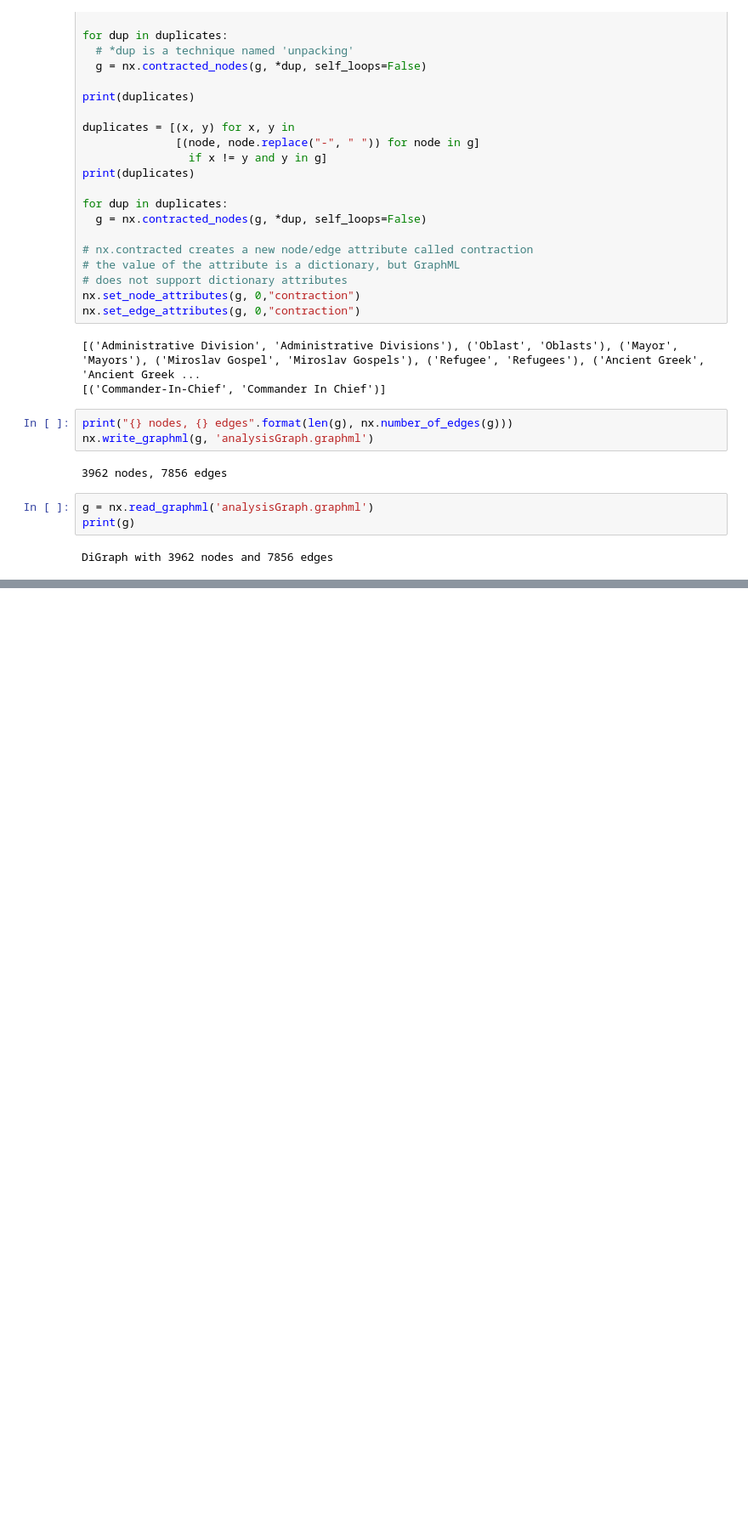
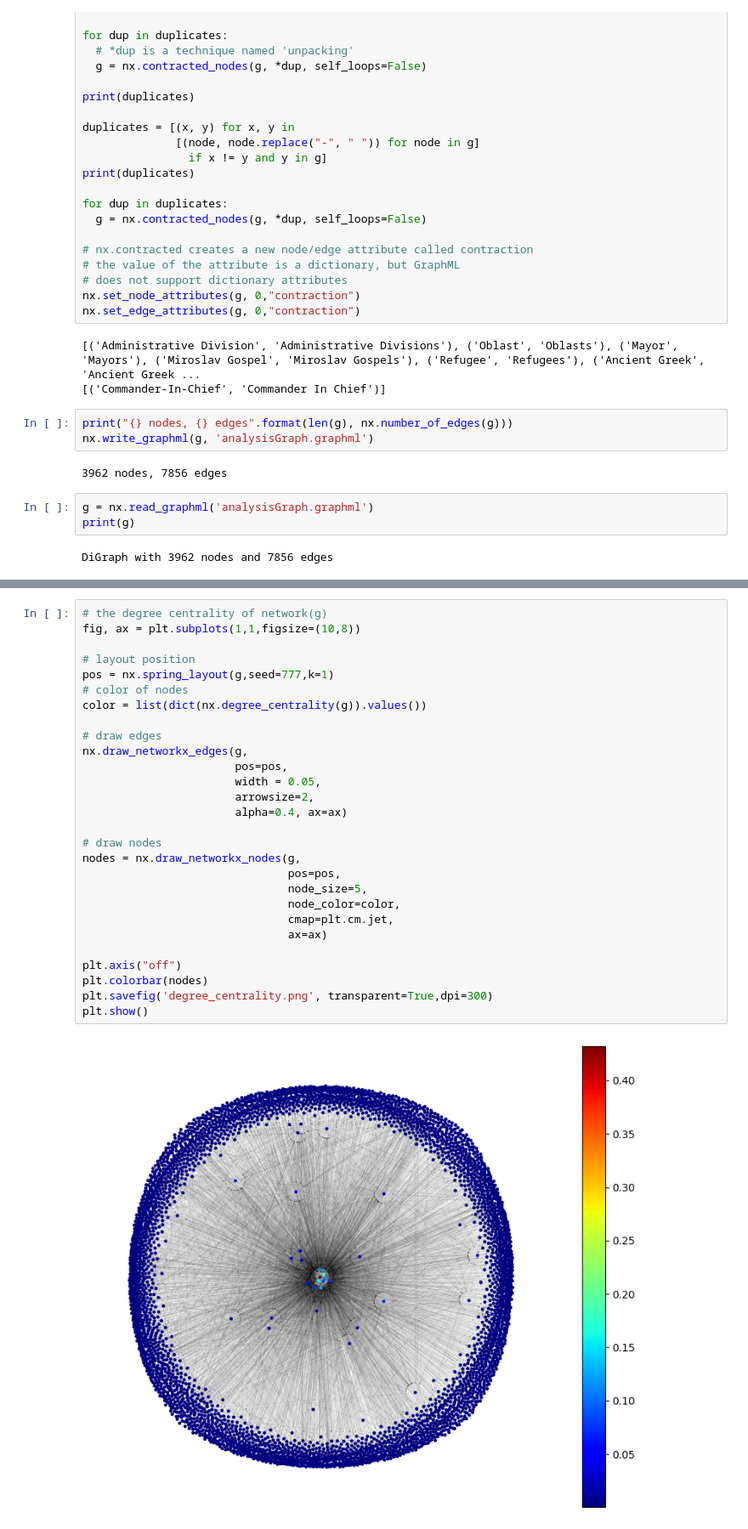
Before and after one commit to JoaoGabrielRA/AEDIIJ, a Jupyter notebook: week11/projectU2P3.ipynb, the cells around one changed output, grey strips where cells are left out. Shown at 85% size. Saved outputs shown, nothing was run; the diff lists cells and outputs as text; blank space fills up the shorter version.

```diff
--- a/week11/projectU2P3.ipynb
+++ b/week11/projectU2P3.ipynb
@@ -170,3 +182,33 @@ import pandas as pd
+# %%
+# the degree centrality of network(g)
+fig, ax = plt.subplots(1,1,figsize=(10,8))
+
+# layout position
+pos = nx.spring_layout(g,seed=777,k=1)
+# color of nodes
+color = list(dict(nx.degree_centrality(g)).values())
+
+# draw edges
+nx.draw_networkx_edges(g,
+                       pos=pos,
+                       width = 0.05,
+                       arrowsize=2,
+                       alpha=0.4, ax=ax)
+
+# draw nodes
+nodes = nx.draw_networkx_nodes(g,
+                               pos=pos,
+                               node_size=5,
+                               node_color=color,
+                               cmap=plt.cm.jet,
+                               ax=ax)
+
+plt.axis("off")
+plt.colorbar(nodes)
+plt.savefig('degree_centrality.png', transparent=True,dpi=300)
+plt.show()
+# %% [output]
+[figure, added]
 # %%
 # the eigenvector centrality of network(g)
 fig, ax = plt.subplots(2,2,figsize=(10,8))
```
Also changed, not shown: parts of 3 cells of this notebook, 2 other files.
